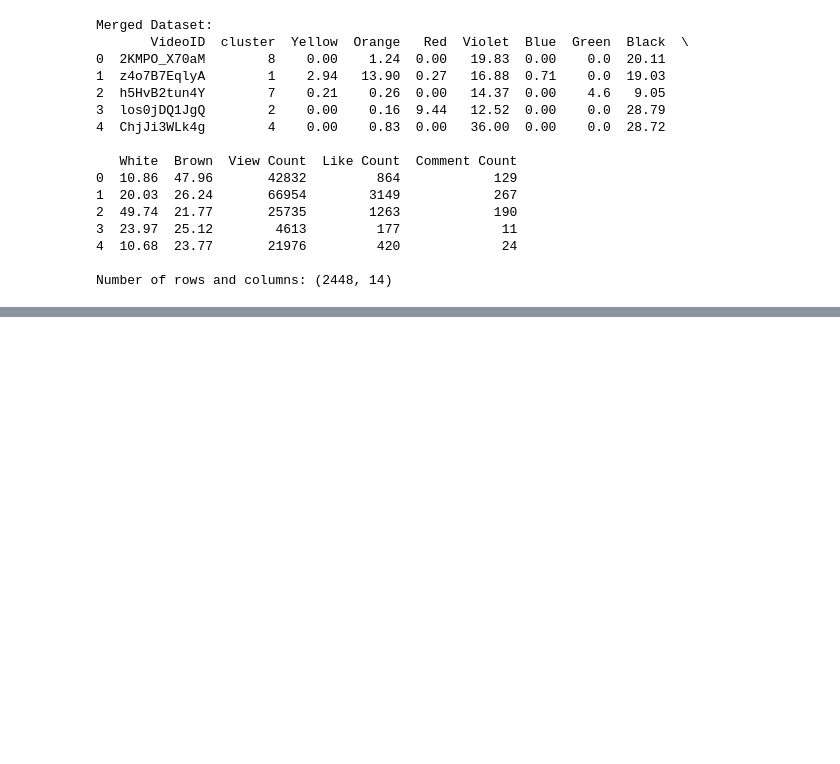
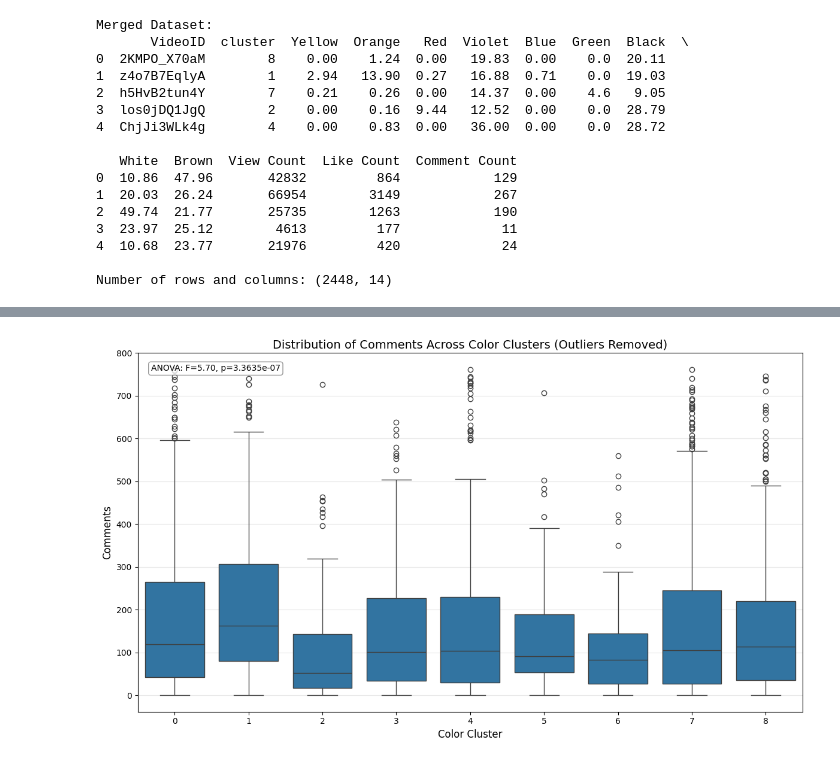
Before and after one commit to GazerJin/ColorExtractionProfile, a Jupyter notebook: Correlation_Analysis_Color.ipynb, the cells around one changed output, grey strips where cells are left out. Cells and saved outputs as stored; diff of their text form; code cells hidden in the pictures; blank space fills up the shorter version.

```diff
--- a/Correlation_Analysis_Color.ipynb
+++ b/Correlation_Analysis_Color.ipynb
@@ -294,0 +343,23 @@ Cluster 8: 514 videos
+# %%
+# Create boxplot for Comments distribution by cluster (outliers removed)
+plt.figure(figsize=(12, 7))
+
+# Create the boxplot
+sns.boxplot(x='cluster', y='Comment Count', data=clean_data['Comment Count'])
+
+# Style the plot
+plt.title('Distribution of Comments Across Color Clusters (Outliers Removed)', fontsize=14)
+plt.xlabel('Color Cluster', fontsize=12)
+plt.ylabel('Comments', fontsize=12)
+plt.grid(axis='y', alpha=0.3)
+
+# Add annotation with ANOVA result
+plt.annotate(f'ANOVA: F={anova_result_comments.statistic:.2f}, p={anova_result_comments.pvalue:.4e}',
+            xy=(0.02, 0.95), xycoords='axes fraction',
+            bbox=dict(boxstyle="round,pad=0.3", fc="white", ec="gray", alpha=0.8))
+
+
+plt.tight_layout()
+plt.show()
+# %% [output]
+[figure, added]
```
Also changed, not shown: parts of 29 cells of this notebook, 5 other files.
